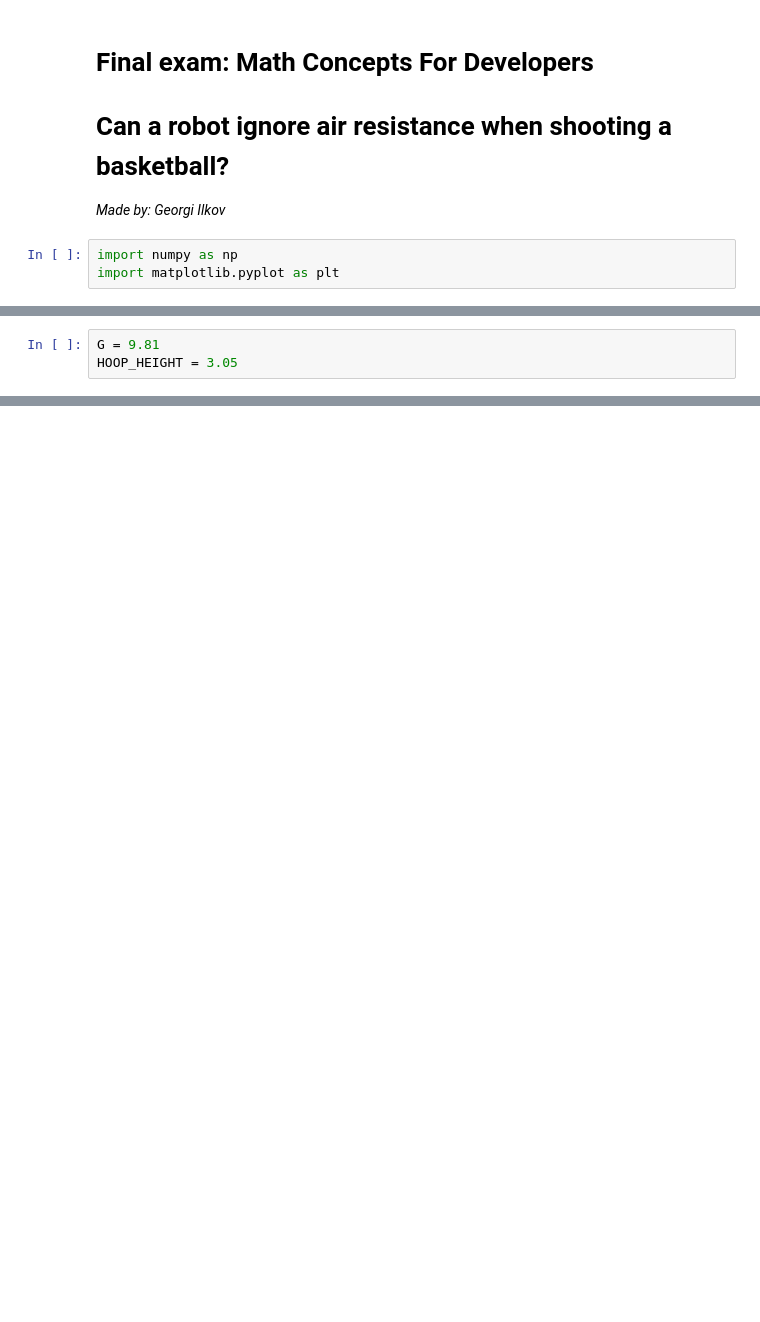
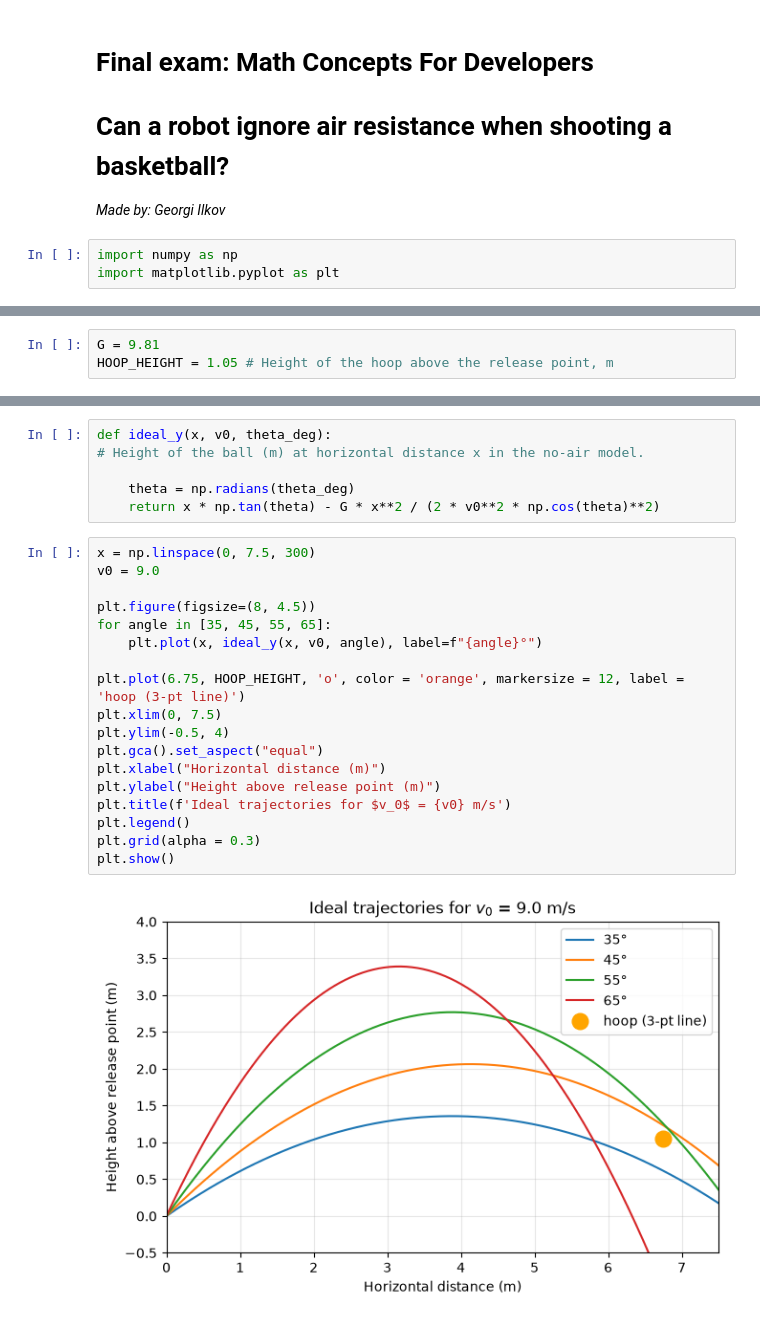
Before and after one commit to georgiilkov2006/Shot-project, a Jupyter notebook: basketball_shot.ipynb, the cells around one changed output, grey strips where cells are left out. Cells and saved outputs as stored; diff of their text form; blank space fills up the shorter version.

Commit message:
Derive parabolic trajectory and plot ideal shots

```diff
--- a/basketball_shot.ipynb
+++ b/basketball_shot.ipynb
@@ -52,4 +52,4 @@ This gives position of bal at time $t$:
 $$x(t) = v_0\cos\theta \cdot t \qquad\qquad y(t) = v_0\sin\theta \cdot t - \frac{1}{2} g t^2$$
 # %%
 G = 9.81
-HOOP_HEIGHT = 3.05
+HOOP_HEIGHT = 1.05 # Height of the hoop above the release point, m
@@ -55,0 +66,26 @@ HOOP_HEIGHT = 3.05
+# %%
+def ideal_y(x, v0, theta_deg):
+# Height of the ball (m) at horizontal distance x in the no-air model.
+
+    theta = np.radians(theta_deg)
+    return x * np.tan(theta) - G * x**2 / (2 * v0**2 * np.cos(theta)**2)
+# %%
+x = np.linspace(0, 7.5, 300)
+v0 = 9.0
+
+plt.figure(figsize=(8, 4.5))
+for angle in [35, 45, 55, 65]:
+    plt.plot(x, ideal_y(x, v0, angle), label=f"{angle}°")
+
+plt.plot(6.75, HOOP_HEIGHT, 'o', color = 'orange', markersize = 12, label = 'hoop (3-pt line)')
+plt.xlim(0, 7.5)
+plt.ylim(-0.5, 4)
+plt.gca().set_aspect("equal")
+plt.xlabel("Horizontal distance (m)")
+plt.ylabel("Height above release point (m)")
+plt.title(f'Ideal trajectories for $v_0$ = {v0} m/s')
+plt.legend()
+plt.grid(alpha = 0.3)
+plt.show()
+# %% [output]
+[figure, added]
```
Also changed, not shown: parts of 4 cells of this notebook.
